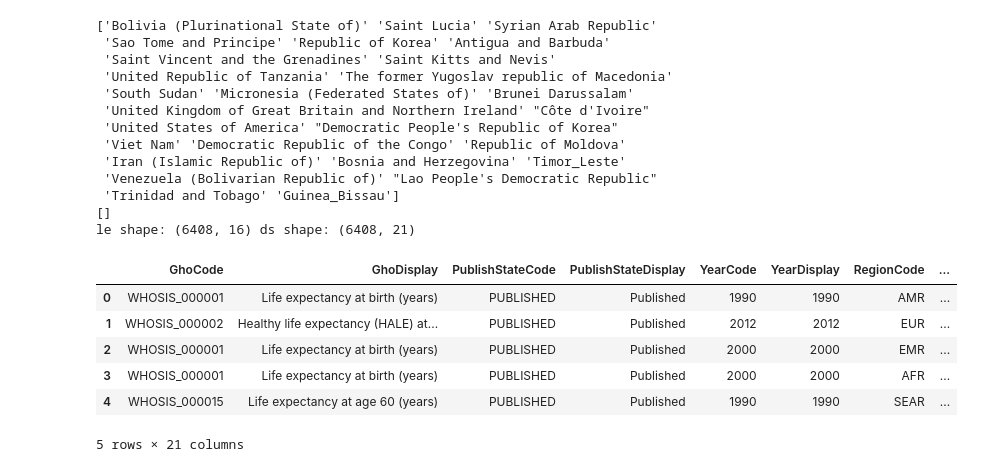
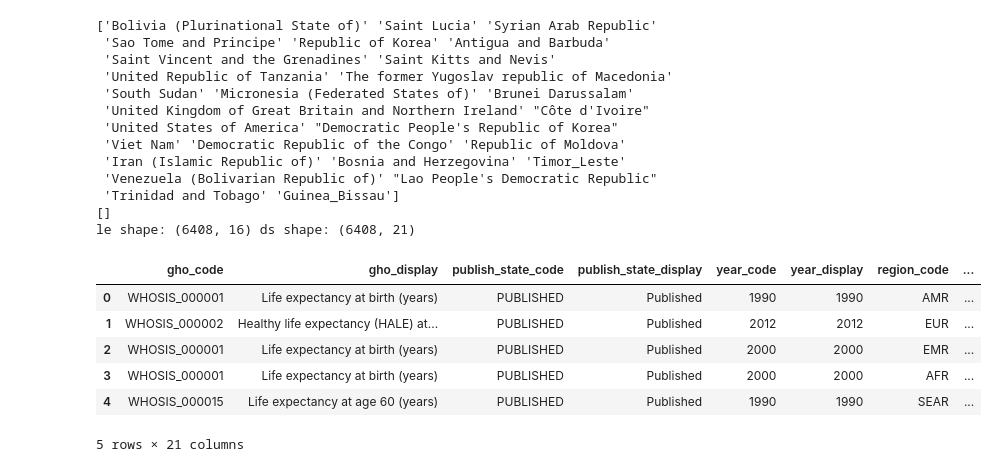
Before and after one commit to michaelfiskey/portfolio, a Jupyter notebook: portfolio-project/src/app/(pages)/dev-and-data/(projects)/alcohol-life-expectancy/project.ipynb, the cells around one changed output. Saved outputs shown, nothing was run; the diff lists cells and outputs as text; code cells hidden in the pictures.

```diff
--- a/portfolio-project/src/app/(pages)/dev-and-data/(projects)/alcohol-life-expectancy/project.ipynb
+++ b/portfolio-project/src/app/(pages)/dev-and-data/(projects)/alcohol-life-expectancy/project.ipynb
@@ -16,9 +16,9 @@ le = le_raw.copy()
 d.drop('index', axis=1, inplace=True)
 le.drop('index', axis=1, inplace=True)
 
-# fix discrepencies le['CountryDisplay'] and d['country'] columns before merging on them
-missmatched_countries = le[~le['CountryDisplay'].isin(d['country'])]
-print(missmatched_countries['CountryDisplay'].unique())
+# fix discrepencies le['country_display'] and d['country'] columns before merging on them
+missmatched_countries = le[~le['country_display'].isin(d['country'])]
+print(missmatched_countries['country_display'].unique())
 
 country_map = {
     'Bolivia (Plurinational State of)' : 'Bolivia',
@@ -43,43 +43,43 @@ country_map = {
     'Republic of Moldova' : 'Moldova',
     'Iran (Islamic Republic of)' : 'Iran',
     'Bosnia and Herzegovina' : 'Bosnia-Herzegovina',
     'Timor_Leste' : 'Timor-Leste',
     'Venezuela (Bolivarian Republic of)' : 'Venezuela',
     "Lao People's Democratic Republic" : "Laos",
     'Trinidad and Tobago' : 'Trinidad & Tobago',
     'Guinea_Bissau' : 'Guinea-Bissau'
 }
-le['CountryDisplay'] = le['CountryDisplay'].replace(country_map)
+le['country_display'] = le['country_display'].replace(country_map)
 
-missmatched_countries = le[~le['CountryDisplay'].isin(d['country'])]
-print(missmatched_countries['CountryDisplay'].unique()) # should now be empty
+missmatched_countries = le[~le['country_display'].isin(d['country'])]
+print(missmatched_countries['country_display'].unique()) # should now be empty
 
-ds = pd.merge(le, d, left_on='CountryDisplay', right_on='country', how='inner')
+ds = pd.merge(le, d, left_on='country_display', right_on='country', how='inner')
 print(f'le shape: {le.shape} ds shape: {ds.shape}')
 
 # update life expectancy numbers to be consistent ('WHOSIS_000015' was counting years AFTER 60).
-ds['Numeric'] = np.where(
-    ds['GhoCode'] == 'WHOSIS_000015',
-    ds['Numeric'].astype(float) + 60,
-    ds['Numeric'].astype(float)
+ds['numeric'] = np.where(
+    ds['gho_code'] == 'WHOSIS_000015',
+    ds['numeric'].astype(float) + 60,
+    ds['numeric'].astype(float)
 )
-ds['DisplayValue'] = ds['Numeric'].astype(int).round(0)
+ds['display_value'] = ds['numeric'].astype(int).round(0)
 ds.head()
 # %% [output]
 ['Bolivia (Plurinational State of)' 'Saint Lucia' 'Syrian Arab Republic'
  'Sao Tome and Principe' 'Republic of Korea' 'Antigua and Barbuda'
  'Saint Vincent and the Grenadines' 'Saint Kitts and Nevis'
  'United Republic of Tanzania' 'The former Yugoslav republic of Macedonia'
  'South Sudan' 'Micronesia (Federated States of)' 'Brunei Darussalam'
  'United Kingdom of Great Britain and Northern Ireland' "Côte d'Ivoire"
  'United States of America' "Democratic People's Republic of Korea"
  'Viet Nam' 'Democratic Republic of the Congo' 'Republic of Moldova'
  'Iran (Islamic Republic of)' 'Bosnia and Herzegovina' 'Timor_Leste'
  'Venezuela (Bolivarian Republic of)' "Lao People's Democratic Republic"
  'Trinidad and Tobago' 'Guinea_Bissau']
 []
 le shape: (6408, 16) ds shape: (6408, 21)
-|  | GhoCode | GhoDisplay | PublishStateCode | PublishStateDisplay | YearCode | YearDisplay | RegionCode | ... |
+|  | gho_code | gho_display | publish_state_code | publish_state_display | year_code | year_display | region_code | ... |
 | 0 | WHOSIS_000001 | Life expectancy at birth (years) | PUBLISHED | Published | 1990 | 1990 | AMR | ... |
 | 1 | WHOSIS_000002 | Healthy life expectancy (HALE) at... | PUBLISHED | Published | 2012 | 2012 | EUR | ... |
 | 2 | WHOSIS_000001 | Life expectancy at birth (years) | PUBLISHED | Published | 2000 | 2000 | EMR | ... |
```
Also changed, not shown: parts of 1 cell of this notebook, 9 other files.
